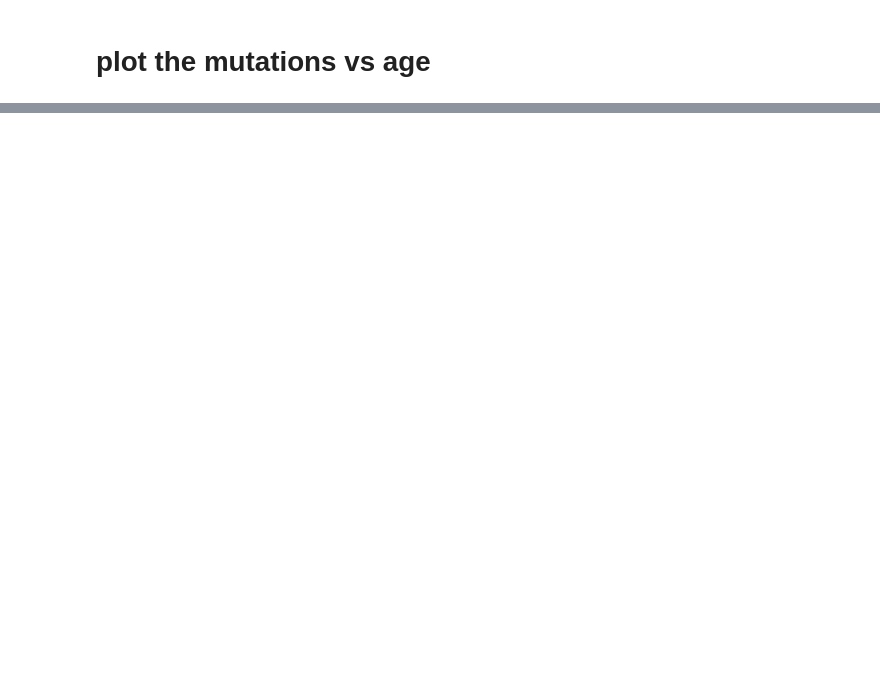
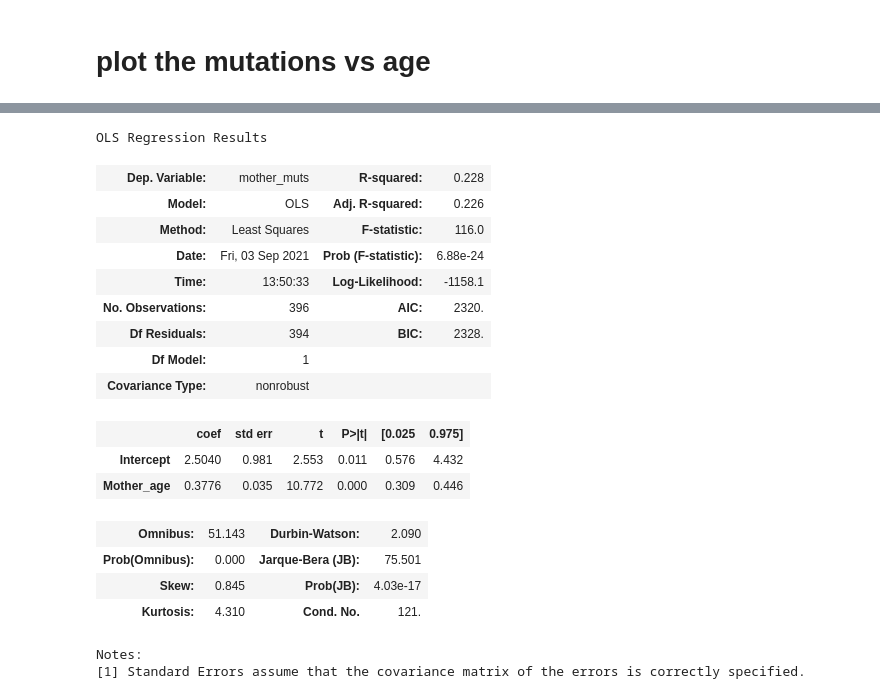
Before and after one commit to Hkhaira1/qbb2021-answers, a Jupyter notebook: day4-evening/day4hw.ipynb, the cells around one changed output, grey strips where cells are left out. Cells and saved outputs as stored; diff of their text form; code cells hidden in the pictures; blank space fills up the shorter version.

```diff
--- a/day4-evening/day4hw.ipynb
+++ b/day4-evening/day4hw.ipynb
@@ -200,0 +201,24 @@ Name: mother_muts, Length: 396, dtype: int64
+# %%
+model_1=smf.ols(formula = "mother_muts ~ 1 + Mother_age",data=merge1)
+results=model_1.fit()
+results.summary()
+# %% [output]
+OLS Regression Results
+| Dep. Variable: | mother_muts | R-squared: | 0.228 |
+| Model: | OLS | Adj. R-squared: | 0.226 |
+| Method: | Least Squares | F-statistic: | 116.0 |
+| Date: | Fri, 03 Sep 2021 | Prob (F-statistic): | 6.88e-24 |
+| Time: | 13:50:33 | Log-Likelihood: | -1158.1 |
+| No. Observations: | 396 | AIC: | 2320. |
+| Df Residuals: | 394 | BIC: | 2328. |
+| Df Model: | 1 |  |  |
+| Covariance Type: | nonrobust |  |  |
+|  | coef | std err | t | P>|t| | [0.025 | 0.975] |
+| Intercept | 2.5040 | 0.981 | 2.553 | 0.011 | 0.576 | 4.432 |
+| Mother_age | 0.3776 | 0.035 | 10.772 | 0.000 | 0.309 | 0.446 |
+| Omnibus: | 51.143 | Durbin-Watson: | 2.090 |
+| Prob(Omnibus): | 0.000 | Jarque-Bera (JB): | 75.501 |
+| Skew: | 0.845 | Prob(JB): | 4.03e-17 |
+| Kurtosis: | 4.310 | Cond. No. | 121. |
+Notes:
+[1] Standard Errors assume that the covariance matrix of the errors is correctly specified.
```
Also changed, not shown: parts of 18 cells of this notebook.
